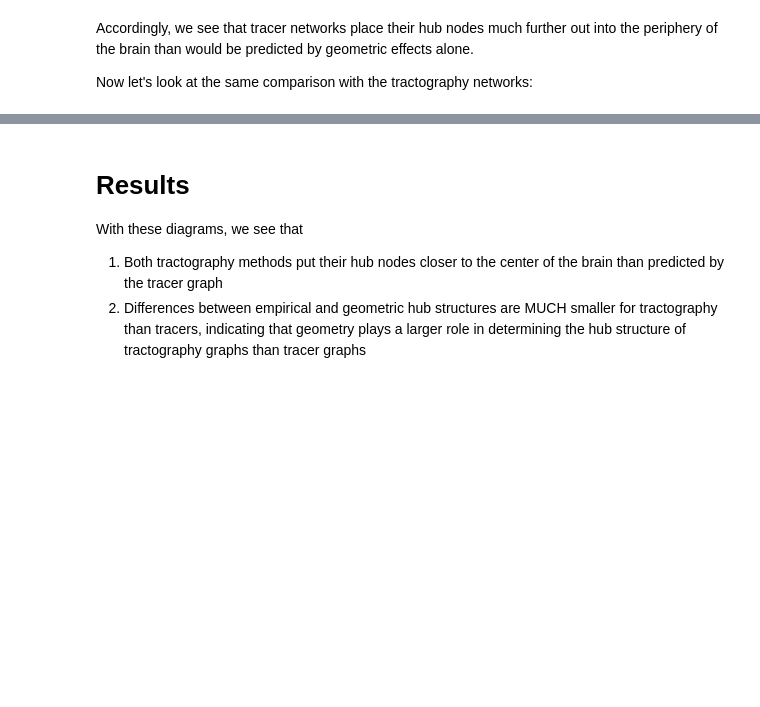
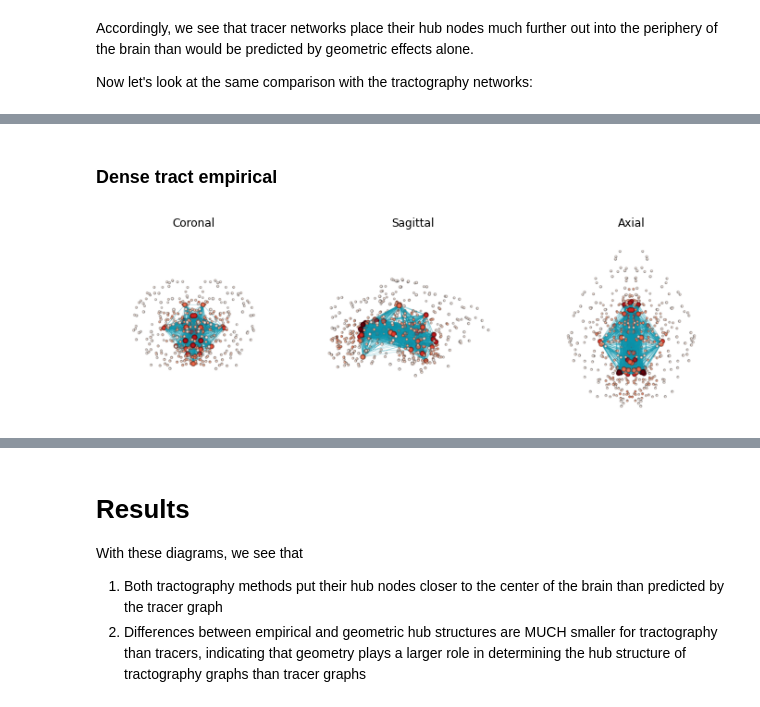
Before and after one commit to scott-trinkle/braingraphgeo, a Jupyter notebook: examples/3. Hub node visualizations.ipynb, the cells around one changed output, grey strips where cells are left out. Drawn from its saved outputs; the diff is of its cells as text; code cells hidden in the pictures; blank space fills up the shorter version.

```diff
--- a/examples/3. Hub node visualizations.ipynb
+++ b/examples/3. Hub node visualizations.ipynb
@@ -128,31 +111,28 @@ Accordingly, we see that tracer networks place their hub nodes much further out
 Now let's look at the same comparison with the tractography networks:
 # %%
 # Dense tract empirical
-out_path = 'imgs/dense_tract_empirical_'
+dense_emp_out_path = 'imgs/dense_tract_empirical_'
 vis_strongest_nodes(positions=node_positions_array,
                     edges=dense_tract,
-                    out_path=out_path,
+                    out_path=dense_emp_out_path,
                     n_nodes=85)
-
 # Dense tract geometric
 dense_geo = geomsurr(dense_tract, distance)
-out_path = 'imgs/dense_tract_geo_'
+dense_geo_out_path = 'imgs/dense_tract_geo_'
 vis_strongest_nodes(positions=node_positions_array,
                     edges=dense_geo,
-                    out_path=out_path,
+                    out_path=dense_geo_out_path,
                     n_nodes=85)
-
 # Endpoint tract empirical
-out_path = 'imgs/endpoint_tract_empirical_'
+endpoint_emp_out_path = 'imgs/endpoint_tract_empirical_'
 vis_strongest_nodes(positions=node_positions_array,
                     edges=endpoint_tract,
-                    out_path=out_path,
+                    out_path=endpoint_emp_out_path,
                     n_nodes=85)
-
-# Dense tract geometric
+# Endpoint tract geometric
 endpoint_geo = geomsurr(endpoint_tract, distance)
-out_path = 'imgs/endpoint_tract_geo_'
+endpoint_geo_out_path = 'imgs/endpoint_tract_geo_'
 vis_strongest_nodes(positions=node_positions_array,
                     edges=endpoint_geo,
-                    out_path=out_path,
+                    out_path=endpoint_geo_out_path,
                     n_nodes=85)
@@ -182,0 +139,6 @@ vis_strongest_nodes(positions=node_positions_array,
+# %% [markdown]
+### Dense tract empirical
+# %%
+plot_grid(dense_emp_out_path)
+# %% [output]
+[figure, added]
```
Also changed, not shown: parts of 20 cells of this notebook, 20 other files.
